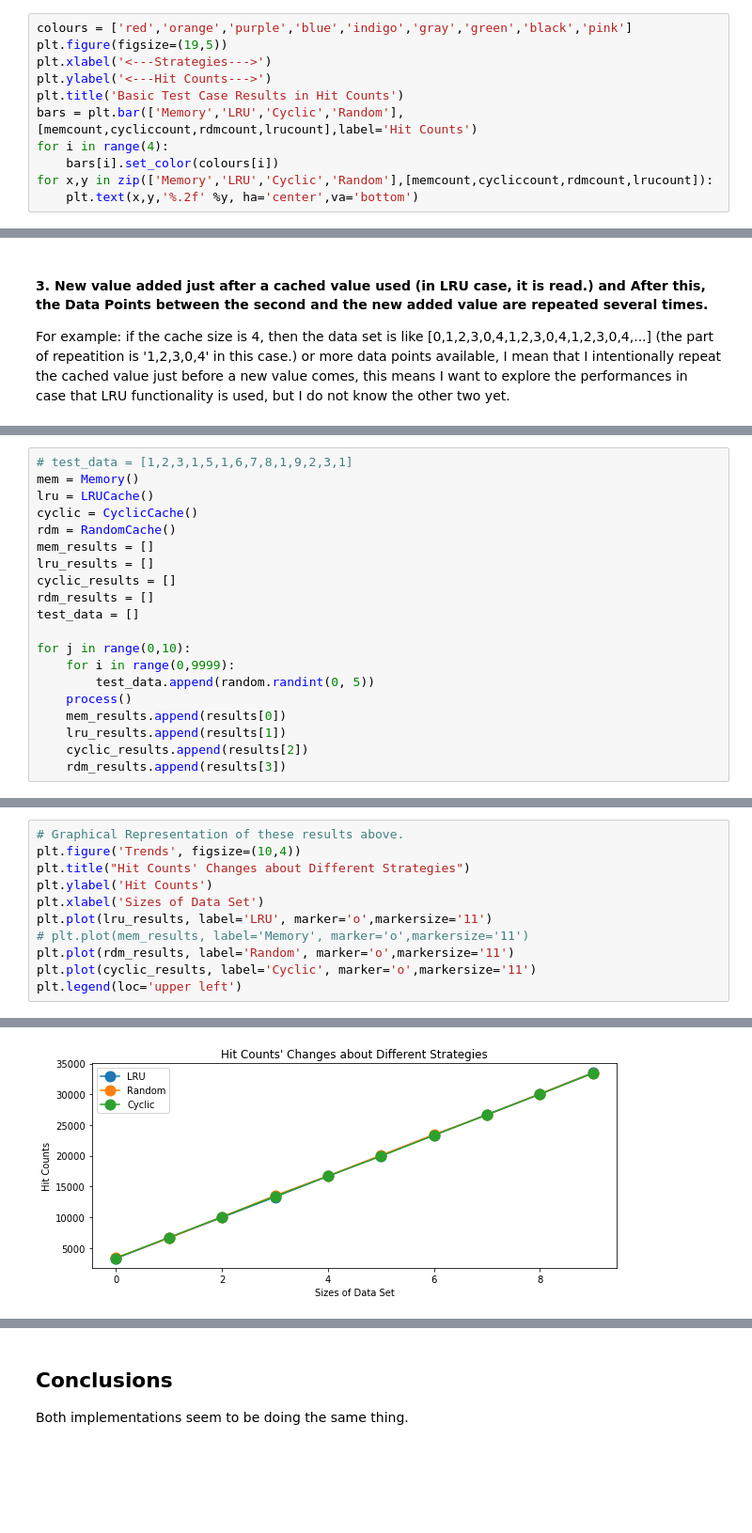
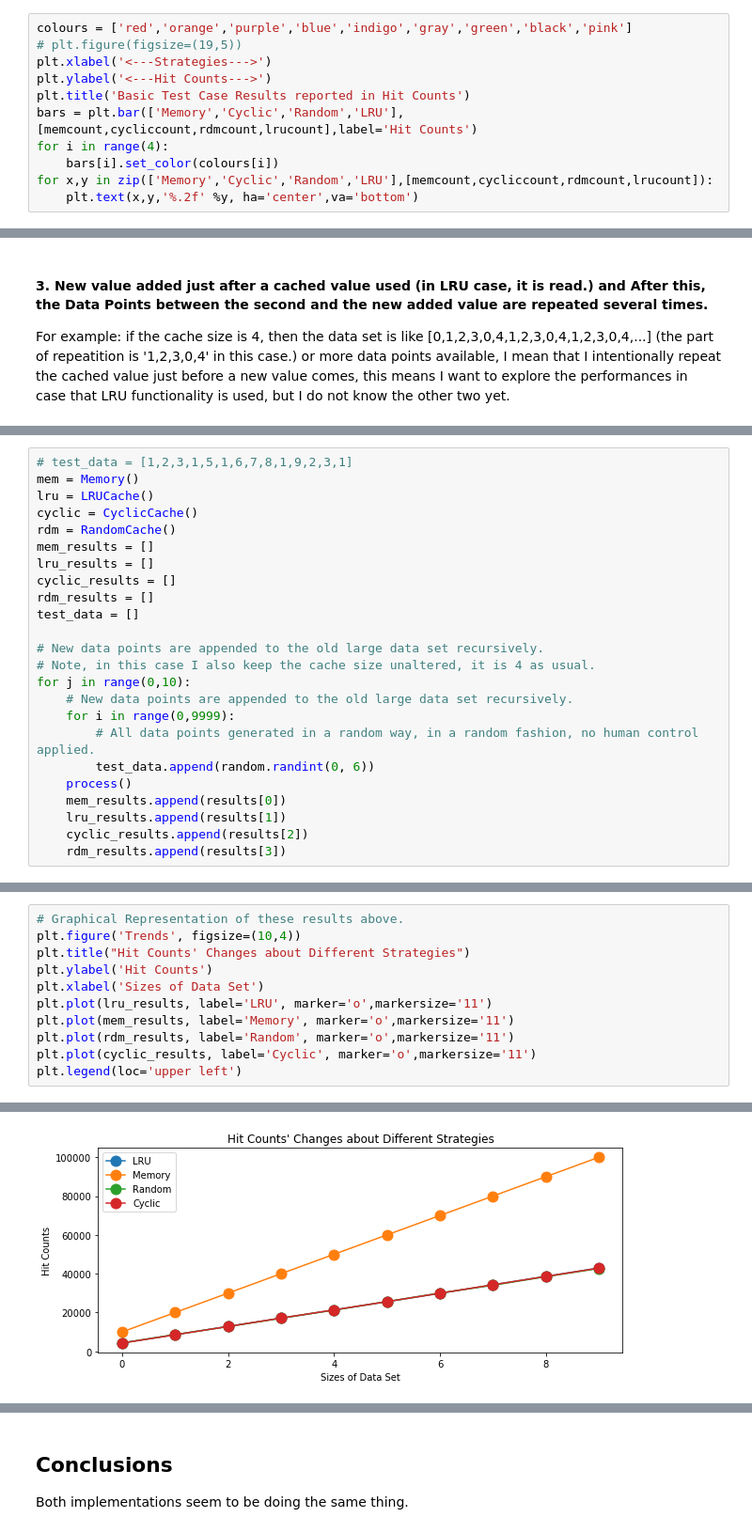
Before and after one commit to Weicheng783/COMP15212_g28738wa, a Jupyter notebook: experiment/15212CW2.ipynb, the cells around one changed output, grey strips where cells are left out. Shown: that part at 94% size. Drawn from its saved outputs; the diff is of its cells as text; blank space fills up the shorter version.

```diff
--- a/experiment/15212CW2.ipynb
+++ b/experiment/15212CW2.ipynb
@@ -75,13 +70,13 @@ Cyclic memory Hits: 1000
 Random memory Hits: 1000
 # %%
 colours = ['red','orange','purple','blue','indigo','gray','green','black','pink']
-plt.figure(figsize=(19,5))
+# plt.figure(figsize=(19,5))
 plt.xlabel('<---Strategies--->')
 plt.ylabel('<---Hit Counts--->')
-plt.title('Basic Test Case Results in Hit Counts')
-bars = plt.bar(['Memory','LRU','Cyclic','Random'],[memcount,cycliccount,rdmcount,lrucount],label='Hit Counts')
+plt.title('Basic Test Case Results reported in Hit Counts')
+bars = plt.bar(['Memory','Cyclic','Random','LRU'],[memcount,cycliccount,rdmcount,lrucount],label='Hit Counts')
 for i in range(4):
     bars[i].set_color(colours[i])
-for x,y in zip(['Memory','LRU','Cyclic','Random'],[memcount,cycliccount,rdmcount,lrucount]):
+for x,y in zip(['Memory','Cyclic','Random','LRU'],[memcount,cycliccount,rdmcount,lrucount]):
     plt.text(x,y,'%.2f' %y, ha='center',va='bottom')
 # %% [output]
@@ -278,9 +279,13 @@ cyclic_results = []
 rdm_results = []
 test_data = []
 
+# New data points are appended to the old large data set recursively.
+# Note, in this case I also keep the cache size unaltered, it is 4 as usual.
 for j in range(0,10):
+    # New data points are appended to the old large data set recursively.
     for i in range(0,9999):
-        test_data.append(random.randint(0, 5))
+        # All data points generated in a random way, in a random fashion, no human control applied.
+        test_data.append(random.randint(0, 6))
     process()
     mem_results.append(results[0])
     lru_results.append(results[1])
@@ -307,14 +312,14 @@ Random memory Hits: 33455
 # %%
 # Graphical Representation of these results above.
 plt.figure('Trends', figsize=(10,4))
 plt.title("Hit Counts' Changes about Different Strategies")
 plt.ylabel('Hit Counts')
 plt.xlabel('Sizes of Data Set')
 plt.plot(lru_results, label='LRU', marker='o',markersize='11')
-# plt.plot(mem_results, label='Memory', marker='o',markersize='11')
+plt.plot(mem_results, label='Memory', marker='o',markersize='11')
 plt.plot(rdm_results, label='Random', marker='o',markersize='11')
 plt.plot(cyclic_results, label='Cyclic', marker='o',markersize='11')
 plt.legend(loc='upper left')
 # %% [output]
 <matplotlib.legend.Legend at 0x...>
-[figure, old version]
+[figure, new version]
```
Also changed, not shown: parts of 15 cells of this notebook.
